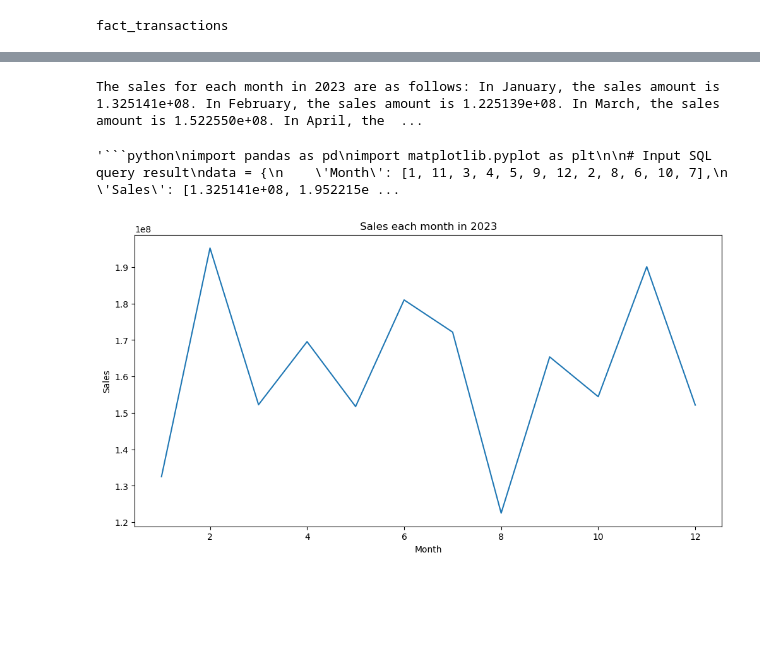
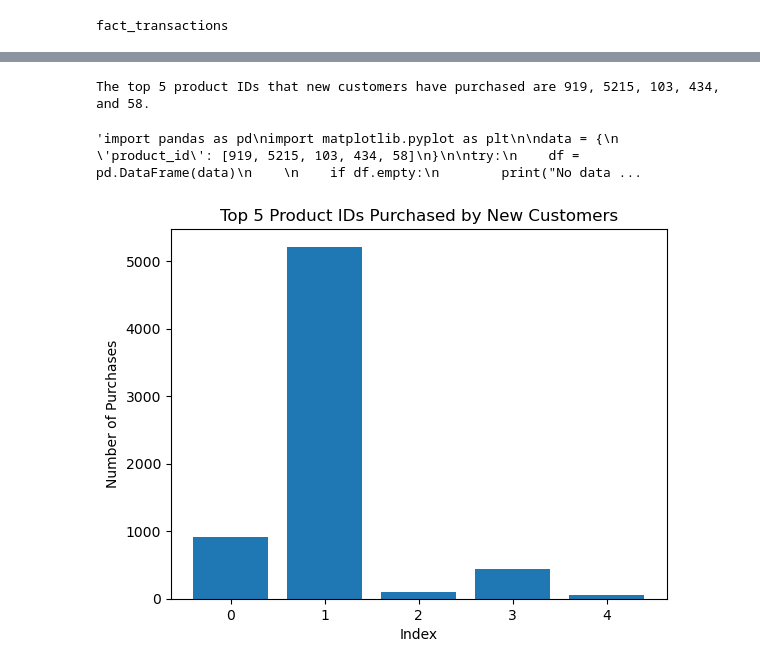
Before and after one commit to Abdelkader-1/GPT, a Jupyter notebook: GPT.ipynb, the cells around one changed output, grey strips where cells are left out. Drawn from its saved outputs; the diff is of its cells as text; code cells hidden in the pictures; blank space fills up the shorter version.

````diff
--- a/GPT.ipynb
+++ b/GPT.ipynb
@@ -151,7 +151,7 @@ def generate_sql_query(dictionary, text, table_schema):
     """.format(dictionary, table_schema, text)
 
     request = openai.ChatCompletion.create(
-        engine="gpt-35-turbo-instruct",
+        engine="gpt-35-turbo",
         messages=[
             {"role": "user", "content": prompt},
         ]
@@ -185,7 +185,7 @@ def get_result_prompt(question,query,df_dict,table_schema,queryResult):
     If something wrong then return 'Try it in another way'. tables schema are: {}, input SQL is: {}, query result is :{}
     and the input question is: {}. The output should be in natural language text.""".format(table_schema,query,queryResult,question)
     return prompt
-text = 'what is the sales each month in 2023'
+text = 'top 5 product_id that new customers purchase'
 queryResult = executeSQLquery(df_dict,text,table_schema ,6)
 result_prompt = get_result_prompt(text,query,df_dict,table_schema,queryResult)
 # %% [output]
@@ -208,11 +216,11 @@ request = openai.ChatCompletion.create(
 answer = request.choices[0].message.content
 print(answer)
 # %% [output]
-The sales for each month in 2023 are as follows: In January, the sales amount is 1.325141e+08. In February, the sales amount is 1.225139e+08. In March, the sales amount is 1.522550e+08. In April, the  ...
+The top 5 product IDs that new customers have purchased are 919, 5215, 103, 434, and 58.
 # %%
 def graph(question,query,df_dict,table_schema,queryResult):
 
-    prompt = """**Task:** Write Python code using pandas and matplotlib to generate the graph based on the provided data.
+    prompt = """**Task:** Write Python code using pandas and matplotlib **without any comments** to generate the graph based on the provided data.
 
 **Context:**
 - Table schema: {}
@@ -225,11 +233,9 @@ def graph(question,query,df_dict,table_schema,queryResult):
 - Gracefully handle errors with "Try it in another way."
 
 **Example:**
-> ```python
 > import pandas as pd
 > import matplotlib.pyplot as plt
 >
-> # Example code using pandas and matplotlib with no comments
 > # ...
 > ```
 """.format(table_schema, query, queryResult, question)
@@ -246,23 +252,8 @@ def graph(question,query,df_dict,table_schema,queryResult):
 graph_code = graph(text,query,df_dict,table_schema,queryResult)
 graph_code
 # %% [output]
-'```python\nimport pandas as pd\nimport matplotlib.pyplot as plt\n\n# Input SQL query result\ndata = {\n    \'Month\': [1, 11, 3, 4, 5, 9, 12, 2, 8, 6, 10, 7],\n    \'Sales\': [1.325141e+08, 1.952215e ...
+'import pandas as pd\nimport matplotlib.pyplot as plt\n\ndata = {\n    \'product_id\': [919, 5215, 103, 434, 58]\n}\n\ntry:\n    df = pd.DataFrame(data)\n    \n    if df.empty:\n        print("No data ...
-# %%
-import pandas as pd
-import matplotlib.pyplot as plt
-data = {'Month': [1, 2,3,4,5,6,7,8,9,10,11,12],
-              'Sales': [1.325141e+08, 1.952215e+08, 1.522550e+08, 1.695416e+08, 1.517466e+08,
-                        1.809858e+08, 1.721561e+08, 1.225139e+08, 1.653634e+08, 1.544576e+08,
-                         1.901022e+08, 1.521484e+08]}
-df = pd.DataFrame(data)
-if df.empty:
-        print("No data found.")
-else:
-    plt.figure(figsize=(12, 6))
-    plt.plot(df['Month'], df['Sales'])
-    plt.xlabel('Month')
-    plt.ylabel('Sales')
-    plt.title('Sales each month in 2023')
-    plt.show()
-# %% [output]
-[figure, removed]
+# %%
+exec(graph_code)
+# %% [output]
+[figure, added]
````
Also changed, not shown: parts of 2 cells of this notebook, 1 other file.
